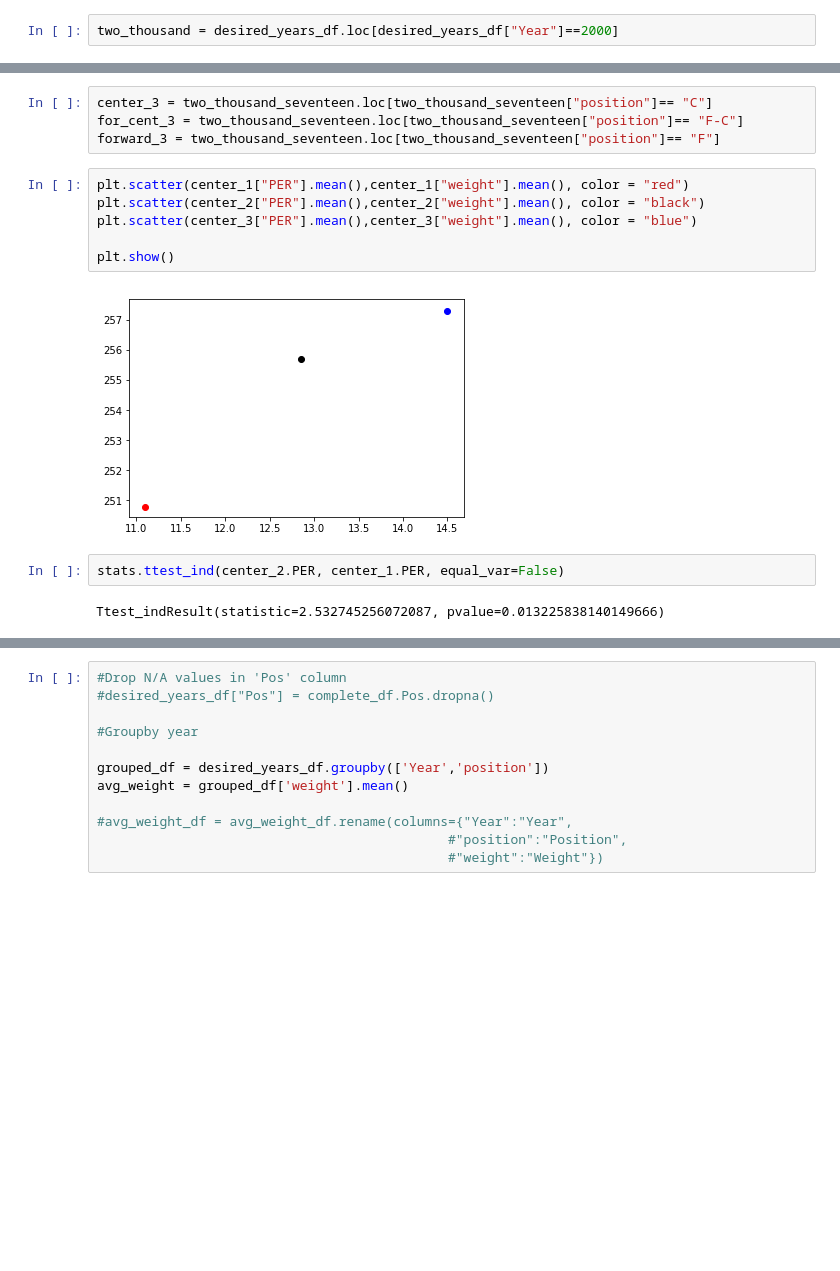
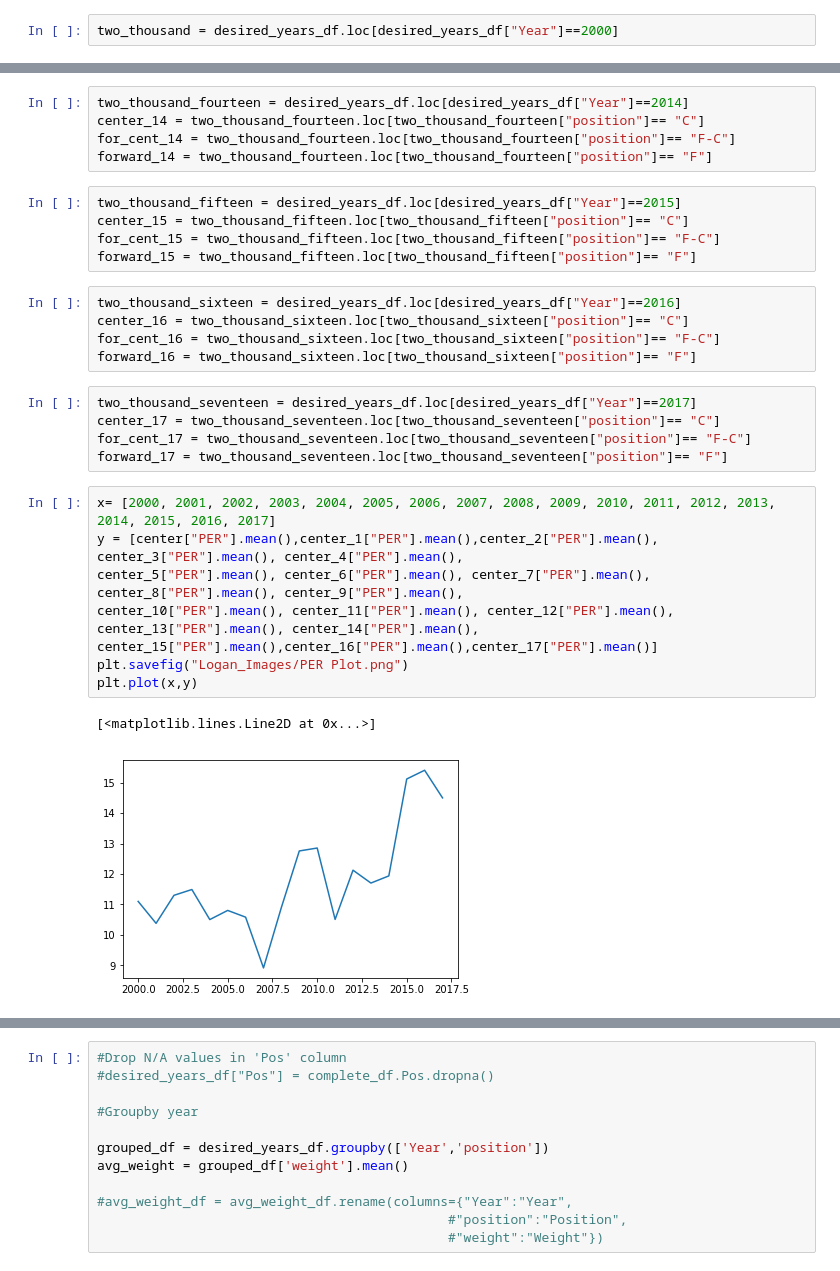
Before and after one commit to logan7734/Project1_repo, a Jupyter notebook: Logan_Main.ipynb, the cells around one changed output, grey strips where cells are left out. Cells and saved outputs as stored; diff of their text form; blank space fills up the shorter version.

Commit message:
created some plots for 2000-2017 the hard way

```diff
--- a/Logan_Main.ipynb
+++ b/Logan_Main.ipynb
@@ -125,16 +194,31 @@ two_thousand_seventeen = desired_years_df.loc[desired_years_df["Year"]==2017]
+# %%
+two_thousand_fourteen = desired_years_df.loc[desired_years_df["Year"]==2014]
+center_14 = two_thousand_fourteen.loc[two_thousand_fourteen["position"]== "C"]
+for_cent_14 = two_thousand_fourteen.loc[two_thousand_fourteen["position"]== "F-C"]
+forward_14 = two_thousand_fourteen.loc[two_thousand_fourteen["position"]== "F"]
+# %%
+two_thousand_fifteen = desired_years_df.loc[desired_years_df["Year"]==2015]
+center_15 = two_thousand_fifteen.loc[two_thousand_fifteen["position"]== "C"]
+for_cent_15 = two_thousand_fifteen.loc[two_thousand_fifteen["position"]== "F-C"]
+forward_15 = two_thousand_fifteen.loc[two_thousand_fifteen["position"]== "F"]
+# %%
+two_thousand_sixteen = desired_years_df.loc[desired_years_df["Year"]==2016]
+center_16 = two_thousand_sixteen.loc[two_thousand_sixteen["position"]== "C"]
+for_cent_16 = two_thousand_sixteen.loc[two_thousand_sixteen["position"]== "F-C"]
+forward_16 = two_thousand_sixteen.loc[two_thousand_sixteen["position"]== "F"]
 # %%
-center_3 = two_thousand_seventeen.loc[two_thousand_seventeen["position"]== "C"]
-for_cent_3 = two_thousand_seventeen.loc[two_thousand_seventeen["position"]== "F-C"]
-forward_3 = two_thousand_seventeen.loc[two_thousand_seventeen["position"]== "F"]
+two_thousand_seventeen = desired_years_df.loc[desired_years_df["Year"]==2017]
+center_17 = two_thousand_seventeen.loc[two_thousand_seventeen["position"]== "C"]
+for_cent_17 = two_thousand_seventeen.loc[two_thousand_seventeen["position"]== "F-C"]
+forward_17 = two_thousand_seventeen.loc[two_thousand_seventeen["position"]== "F"]
-# %%
-plt.scatter(center_1["PER"].mean(),center_1["weight"].mean(), color = "red")
-plt.scatter(center_2["PER"].mean(),center_2["weight"].mean(), color = "black")
-plt.scatter(center_3["PER"].mean(),center_3["weight"].mean(), color = "blue")
-
-plt.show()
-# %% [output]
-[figure, removed]
-# %%
-stats.ttest_ind(center_2.PER, center_1.PER, equal_var=False)
-# %% [output]
-Ttest_indResult(statistic=2.532745256072087, pvalue=0.013225838140149666)
+# %%
+x= [2000, 2001, 2002, 2003, 2004, 2005, 2006, 2007, 2008, 2009, 2010, 2011, 2012, 2013, 2014, 2015, 2016, 2017]
+y = [center["PER"].mean(),center_1["PER"].mean(),center_2["PER"].mean(), center_3["PER"].mean(), center_4["PER"].mean(),
+center_5["PER"].mean(), center_6["PER"].mean(), center_7["PER"].mean(), center_8["PER"].mean(), center_9["PER"].mean(),
+center_10["PER"].mean(), center_11["PER"].mean(), center_12["PER"].mean(), center_13["PER"].mean(), center_14["PER"].mean(),
+center_15["PER"].mean(),center_16["PER"].mean(),center_17["PER"].mean()]
+plt.savefig("Logan_Images/PER Plot.png")
+plt.plot(x,y)
+# %% [output]
+[<matplotlib.lines.Line2D at 0x...>]
+[figure, added]
```
Also changed, not shown: parts of 19 cells of this notebook, 3 other files.
